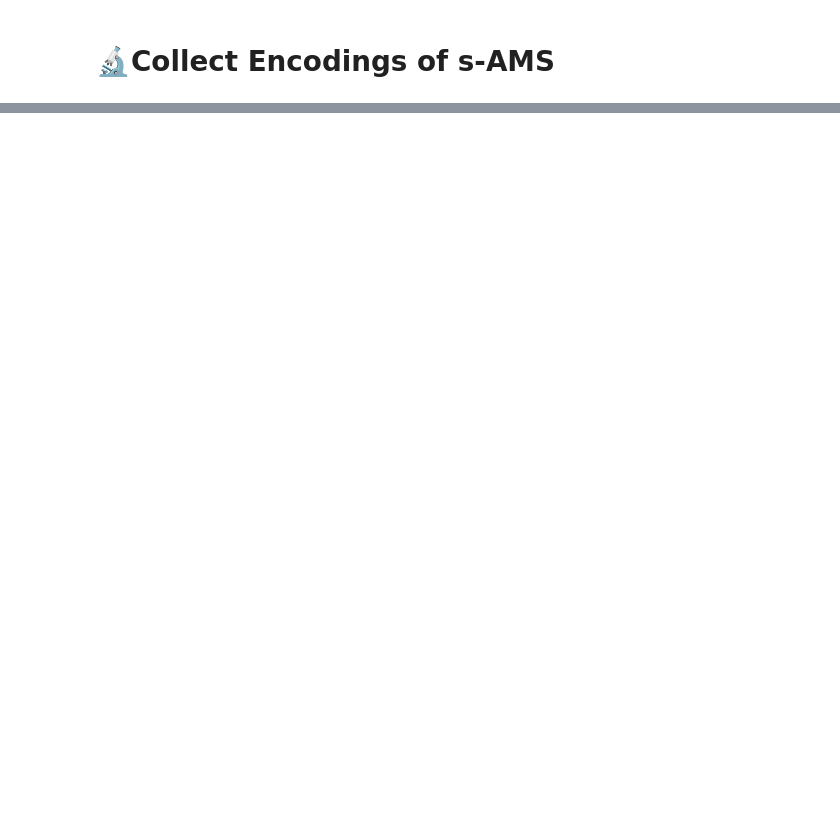
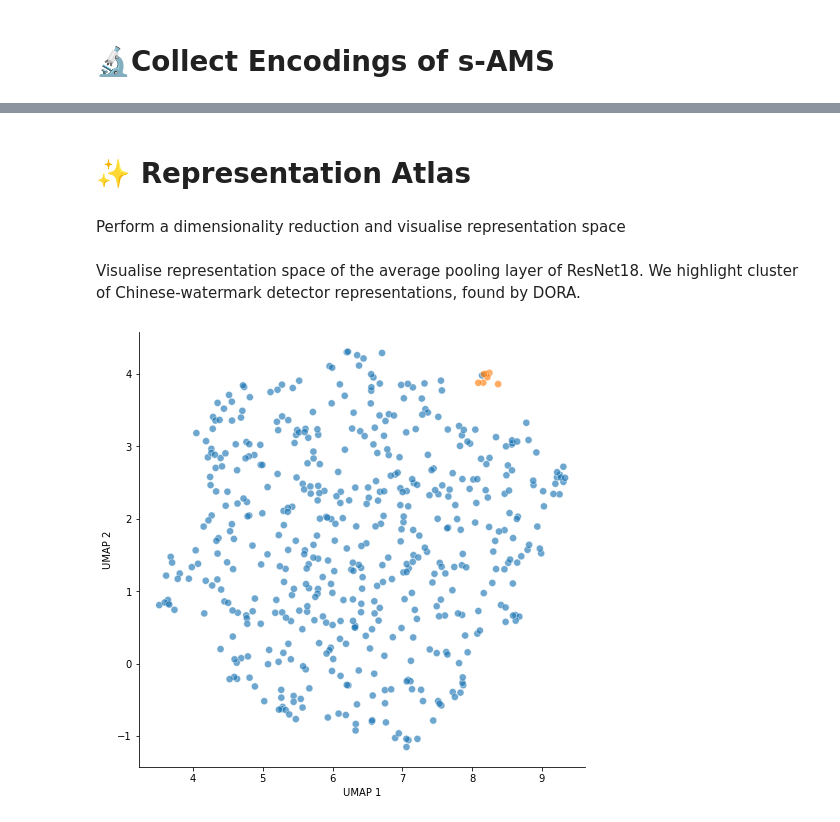
Before and after one commit to lapalap/dora, a Jupyter notebook: examples/hello_dora.ipynb, the cells around one changed output, grey strips where cells are left out. Drawn from its saved outputs; the diff is of its cells as text; code cells hidden in the pictures; blank space fills up the shorter version.

```diff
--- a/examples/hello_dora.ipynb
+++ b/examples/hello_dora.ipynb
@@ -67,0 +132,12 @@ d.collect_encodings(
+# %%
+A = torch.zeros([k,k,n]).to(device)
+
+with torch.no_grad():
+  for i, (x, metainfo) in tqdm(enumerate(testloader)):
+      x = x.float().to(device)
+
+      outputs = model(x)
+
+      r_id = metainfo[0]
+      sample_id = metainfo[1]
+      A[r_id, :, sample_id] = activation['avgpool'].view([batch_size, 512])
@@ -67,0 +148,40 @@ d.collect_encodings(
+# %%
+from dora import EA_distance
+
+# average the encodings along samples
+A = A.mean(axis = 2)
+
+D = EA_distance(A, layerwise = True)
+# %% [markdown]
+# ✨ Representation Atlas
+# %% [markdown]
+Perform a dimensionality reduction and visualise representation space
+# %%
+import umap
+umap_op = umap.UMAP(metric='precomputed')
+data_umap = umap_op.fit_transform(D.cpu())
+# %% [markdown]
+Visualise representation space of the average pooling layer of ResNet18. We highlight cluster of Chinese-watermark detector representations, found by DORA.
+# %%
+import matplotlib.pyplot as plt
+import seaborn as sns
+import pandas as pd
+
+f, ax = plt.subplots(figsize=(8, 8))
+
+CH_resps = [154, 489, 129, 347, 81, 439,282]
+
+color = [1 if x in CH_resps else 0 for x in range(0, 512)]
+
+data = pd.DataFrame(data_umap)
+data.columns = ['x', 'y']
+data['label'] = color
+
+ax = sns.scatterplot(
+    data=data, x="x", y="y", hue = 'label', s=50, alpha = 0.65, legend = False,
+)
+
+ax.set(xlabel='UMAP 1', ylabel='UMAP 2')
+sns.despine()
+# %% [output]
+[figure, added]
```
Also changed, not shown: parts of 29 cells of this notebook, 1 other file.
